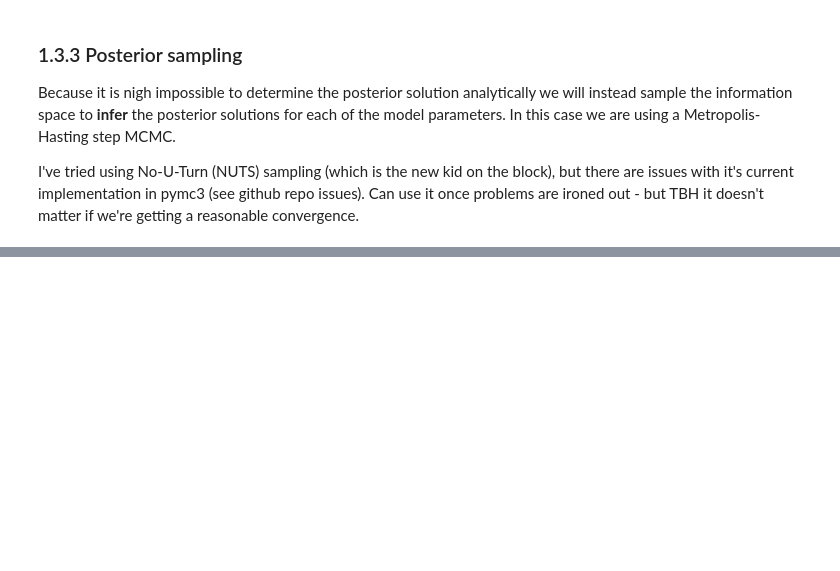
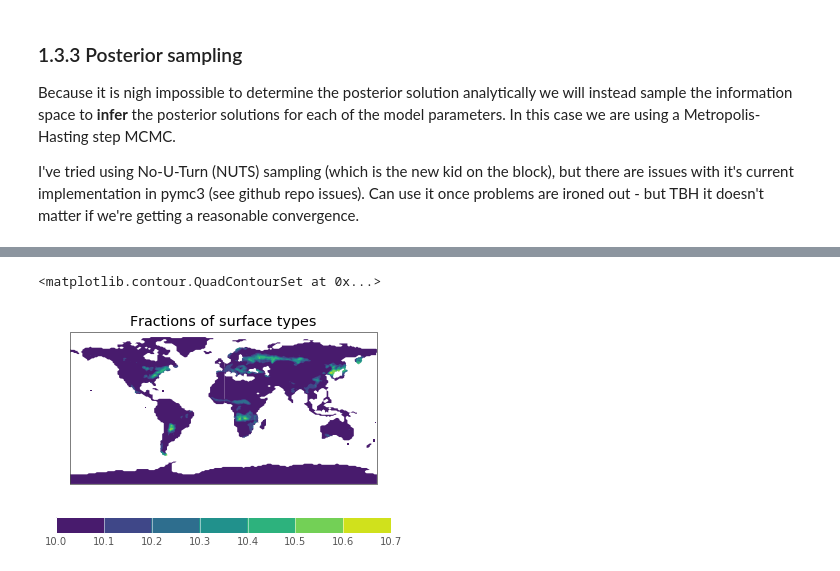
Before and after one commit to douglask3/UKESM_albedo_tile_optimization, a Jupyter notebook: notebooks/bayesian_inference.ipynb, the cells around one changed output, grey strips where cells are left out. Cells and saved outputs as stored; diff of their text form; code cells hidden in the pictures; blank space fills up the shorter version.

```diff
--- a/notebooks/bayesian_inference.ipynb
+++ b/notebooks/bayesian_inference.ipynb
@@ -432,0 +442,15 @@ plot_sim_albedo(albedo)
+# %%
+yayC = cover_pft_c[0] + 10.0
+yayD = cover_pft[0]
+
+yayC.data.shape
+
+yayD.data[~yayD.data.mask] = yayC
+
+#yayD.data = yayD.data - 1.0
+
+qplt.contourf(yayD)
+#print(yayD.data[~yayD.data.mask].shape)
+# %% [output]
+<matplotlib.contour.QuadContourSet at 0x...>
+[figure, added]
```
Also changed, not shown: parts of 16 cells of this notebook.
